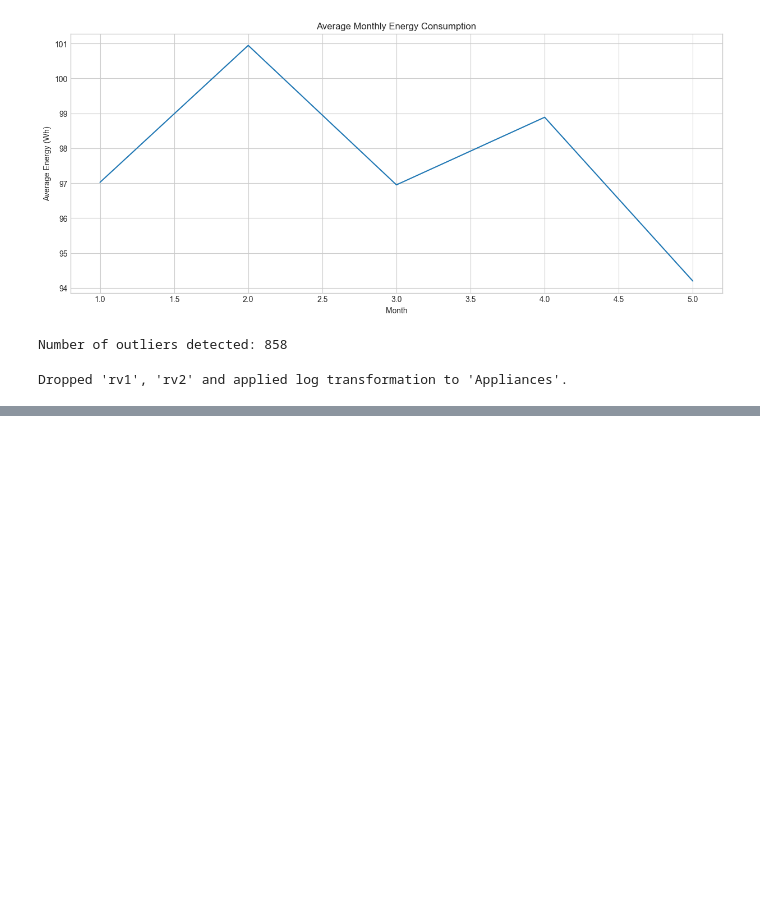
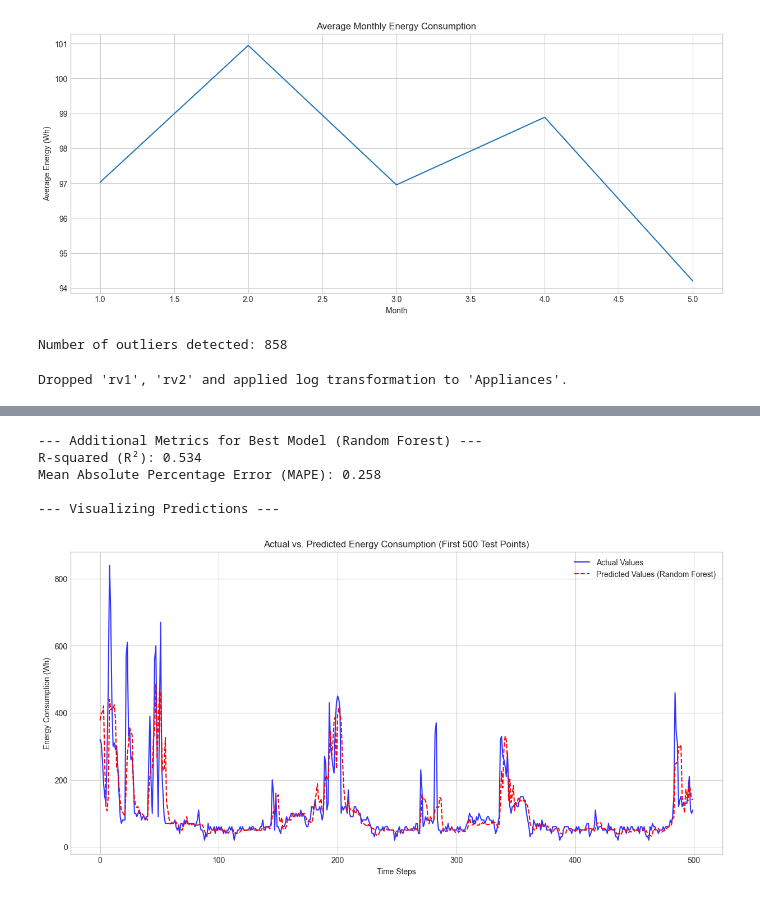
Before and after one commit to GKPrarthana/energy_prediction, a Jupyter notebook: notebooks/EDA.ipynb, the cells around one changed output, grey strips where cells are left out. Cells and saved outputs as stored; diff of their text form; code cells hidden in the pictures; blank space fills up the shorter version.

```diff
--- a/notebooks/EDA.ipynb
+++ b/notebooks/EDA.ipynb
@@ -308,0 +414,18 @@ date
+# %%
+print("\n--- Evaluating Baseline Models ---")
+lr_preds_log = lr_model.predict(X_test_scaled)
+rf_preds_log = rf_model.predict(X_test_scaled)
+
+y_test_original = np.expm1(y_test)
+lr_preds_original = np.expm1(lr_preds_log)
+rf_preds_original = np.expm1(rf_preds_log)
+
+lr_mae = mean_absolute_error(y_test_original, lr_preds_original)
+lr_rmse = np.sqrt(mean_squared_error(y_test_original, lr_preds_original))
+
+rf_mae = mean_absolute_error(y_test_original, rf_preds_original)
+rf_rmse = np.sqrt(mean_squared_error(y_test_original, rf_preds_original))
+
+print("\n--- Baseline Model Performance (on original scale) ---")
+print(f"Linear Regression -> MAE: {lr_mae:.2f} Wh, RMSE: {lr_rmse:.2f} Wh")
+print(f"Random Forest     -> MAE: {rf_mae:.2f} Wh, RMSE: {rf_rmse:.2f} Wh")
@@ -308,0 +551,34 @@ date
+# %%
+from sklearn.metrics import r2_score, mean_absolute_percentage_error
+import matplotlib.pyplot as plt
+import seaborn as sns
+
+
+print("--- Additional Metrics for Best Model (Random Forest) ---")
+
+r2 = r2_score(y_test_original, rf_preds_original)
+print(f"R-squared (R²): {r2:.3f}")
+
+mape = mean_absolute_percentage_error(y_test_original, rf_preds_original)
+print(f"Mean Absolute Percentage Error (MAPE): {mape:.3f}")
+
+
+print("\n--- Visualizing Predictions ---")
+plt.figure(figsize=(15, 7))
+# We'll plot a subset of the data to keep the plot readable (e.g., the first 500 test points)
+plt.plot(y_test_original.values[:500], label='Actual Values', color='blue', alpha=0.8)
+plt.plot(rf_preds_original[:500], label='Predicted Values (Random Forest)', color='red', linestyle='--')
+plt.title('Actual vs. Predicted Energy Consumption (First 500 Test Points)')
+plt.xlabel('Time Steps')
+plt.ylabel('Energy Consumption (Wh)')
+plt.legend()
+plt.grid(True)
+plt.savefig('plots/predictions.png')
+plt.show()
+# %% [output]
+--- Additional Metrics for Best Model (Random Forest) ---
+R-squared (R²): 0.534
+Mean Absolute Percentage Error (MAPE): 0.258
+
+--- Visualizing Predictions ---
+[figure, added]
```
Also changed, not shown: parts of 13 cells of this notebook, 2 other files.
